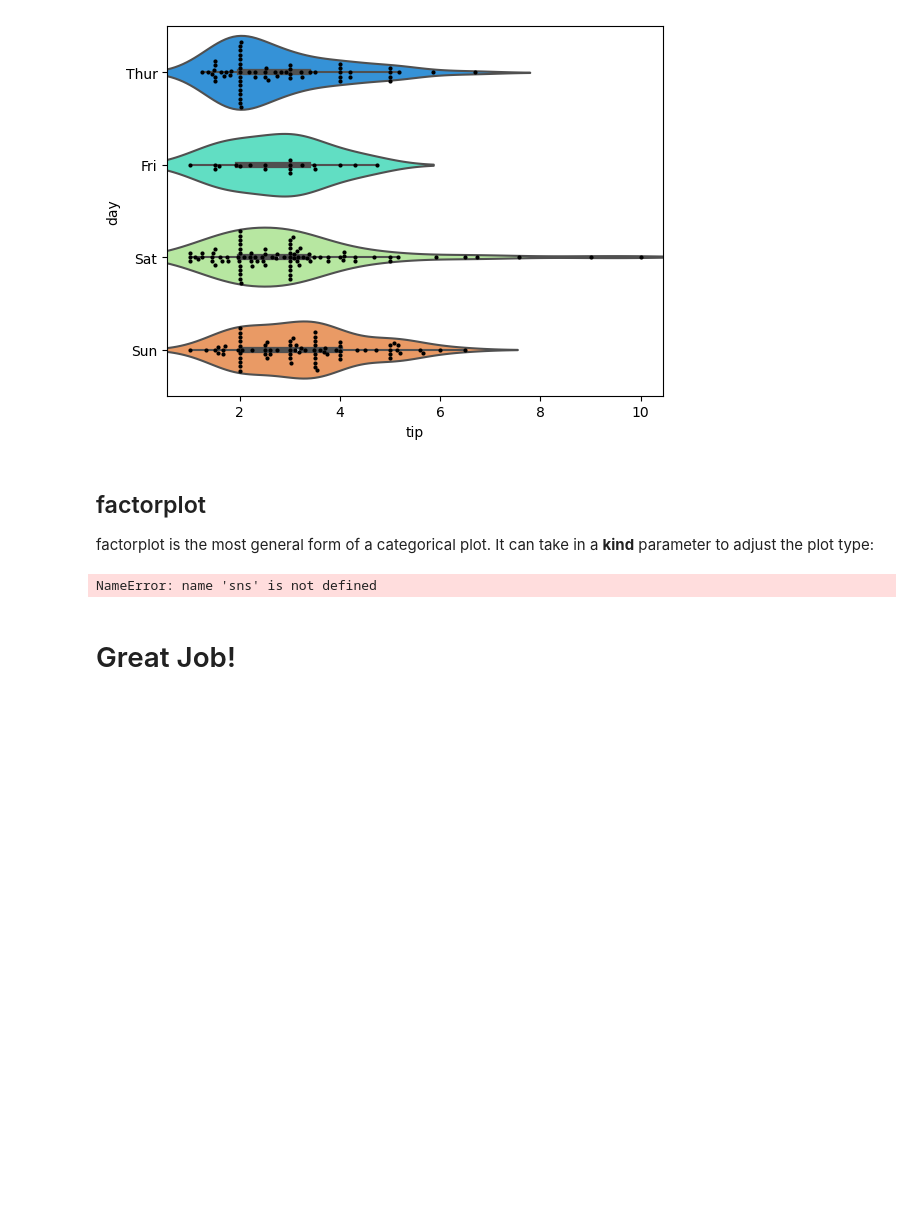
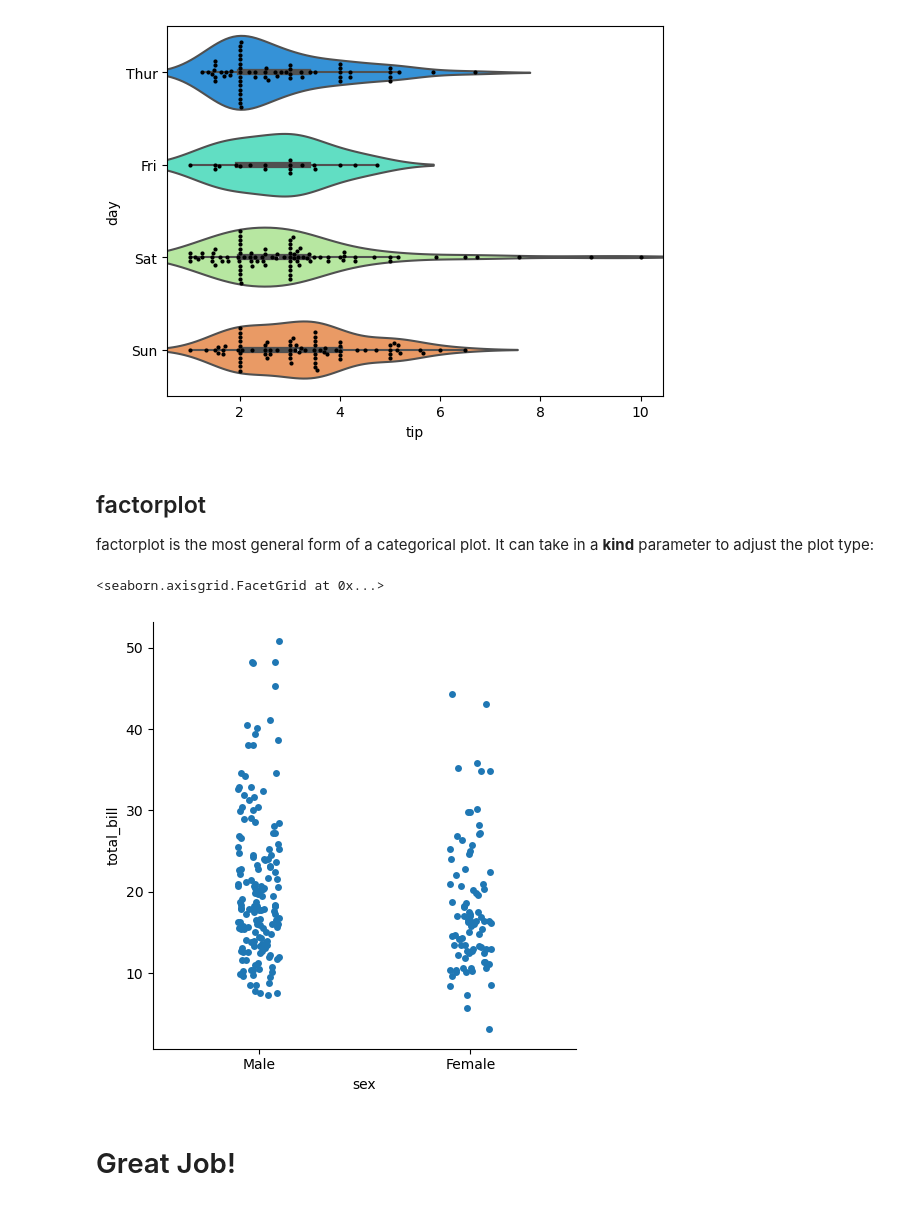
Before and after one commit to Kingswhale/Understanding-Artificial-Intelligence, a Jupyter notebook: 06-Data-Visualization-with-Seaborn/02-Categorical Plots.ipynb, the cells around one changed output. Saved outputs shown, nothing was run; the diff lists cells and outputs as text; code cells hidden in the pictures; blank space fills up the shorter version.

```diff
--- a/06-Data-Visualization-with-Seaborn/02-Categorical Plots.ipynb
+++ b/06-Data-Visualization-with-Seaborn/02-Categorical Plots.ipynb
@@ -138,8 +140,9 @@ sns.swarmplot(x="tip", y="day", data=tips,color='black',size=3)
 
 factorplot is the most general form of a categorical plot. It can take in a **kind** parameter to adjust the plot type:
 # %%
-sns.factorplot(x='sex',y='total_bill',data=tips,kind='bar')
+sns.catplot(x='sex',y='total_bill',data=tips)
 # %% [output]
-NameError: name 'sns' is not defined
+<seaborn.axisgrid.FacetGrid at 0x...>
+[figure, added]
 # %% [markdown]
 # Great Job!
```
Also changed, not shown: parts of 8 cells of this notebook, 1 other file.
